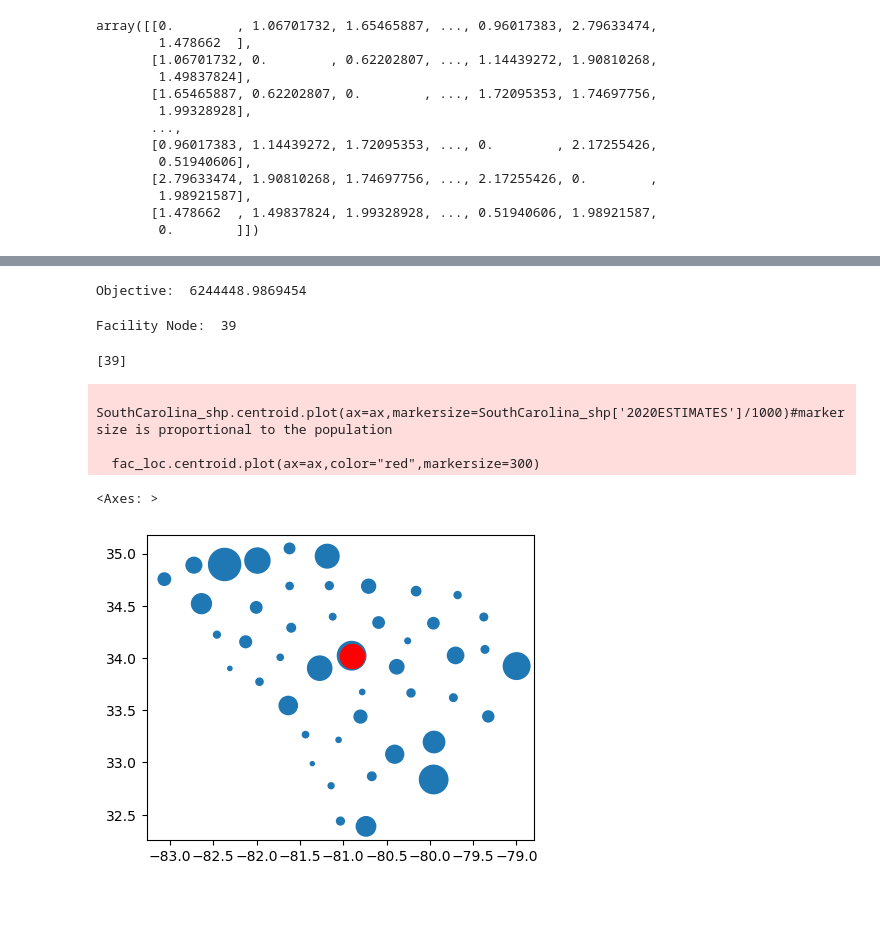
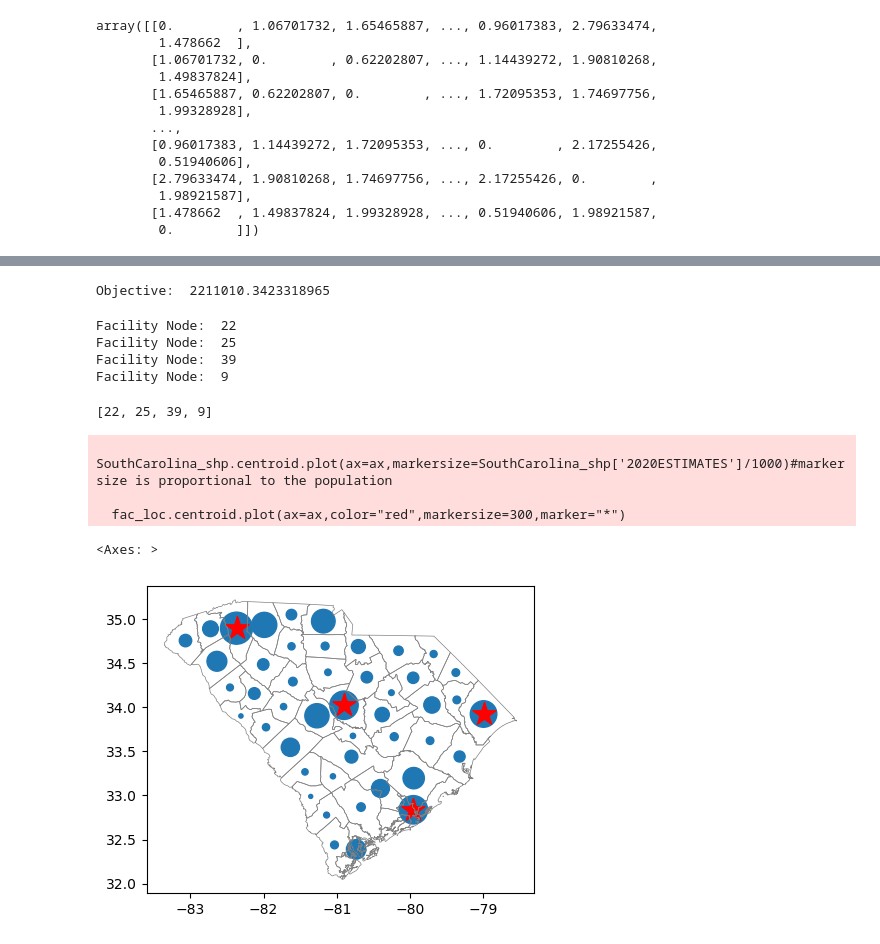
Before and after one commit to wsqstar/sp_opt_pulp_example, a Jupyter notebook: pulp-p-median.ipynb, the cells around one changed output, grey strips where cells are left out. Cells and saved outputs as stored; diff of their text form; code cells hidden in the pictures; blank space fills up the shorter version.

```diff
--- a/pulp-p-median.ipynb
+++ b/pulp-p-median.ipynb
@@ -30 +39,3 @@ SouthCarolina_shp = gp.read_file("./gadm41_USA_shp/gadm41_USA_SC_countries.shp")
+# %%
+P_RELOCATED = 4
 # %%
@@ -105,7 +98,8 @@ X = LpVariable.dicts('X_%s',(facilities),cat='Binary')
 Y = LpVariable.dicts('Y_%s_%s', (demand,facilities),cat='Binary')
 # %%
 #Number of facilities to place
-p = 1 #change this and re-run the code.
+# 需要放置的设施数量
+p = P_RELOCATED #change this and re-run the code.
 
 prob = LpProblem('P_Median_GA', LpMinimize)
 # %%
@@ -159,10 +157,11 @@ Wall time: 416 ms
 # %%
 # The minimized total demand-distance. The unit is person * meter
+# 最小化的总需求距离。单位为人 * 米
 print("Objective: ",value(prob.objective))
 # %% [output]
-Objective:  6244448.9869454
+Objective:  2211010.3423318965
 # %%
-# Print the facility node.
+# Print the facility node.打印设施节点。
 rslt=[]
 for v in prob.variables():
     subV = v.name.split('_')
@@ -171,24 +170,28 @@ for v in prob.variables():
         rslt.append(int(subV[1]))
         print('Facility Node: ', subV[1])
 # %% [output]
+Facility Node:  22
+Facility Node:  25
 Facility Node:  39
+Facility Node:  9
 # %%
 rslt
 # %% [output]
-[39]
+[22, 25, 39, 9]
 # %%
 # Get the geomerty of the facility nodes.
 fac_loc = SouthCarolina_shp.iloc[rslt,:]
 # %%
 #Plot the faclities (stars) on top of the demand map.
 fig, ax = plt.subplots(figsize=(5,5))
-
+# 绘制边界作为背景
+SouthCarolina_shp.boundary.plot(ax=ax, color='gray', linewidth=0.5)
 SouthCarolina_shp.centroid.plot(ax=ax,markersize=SouthCarolina_shp['2020ESTIMATES']/1000)#markersize is proportional to the population
 
-fac_loc.centroid.plot(ax=ax,color="red",markersize=300)
+fac_loc.centroid.plot(ax=ax,color="red",markersize=300,marker="*")
 # %% [output]
   SouthCarolina_shp.centroid.plot(ax=ax,markersize=SouthCarolina_shp['2020ESTIMATES']/1000)#markersize is proportional to the population
 
-  fac_loc.centroid.plot(ax=ax,color="red",markersize=300)
+  fac_loc.centroid.plot(ax=ax,color="red",markersize=300,marker="*")
 <Axes: >
-[figure, old version]
+[figure, new version]
```
Also changed, not shown: parts of 12 cells of this notebook.
